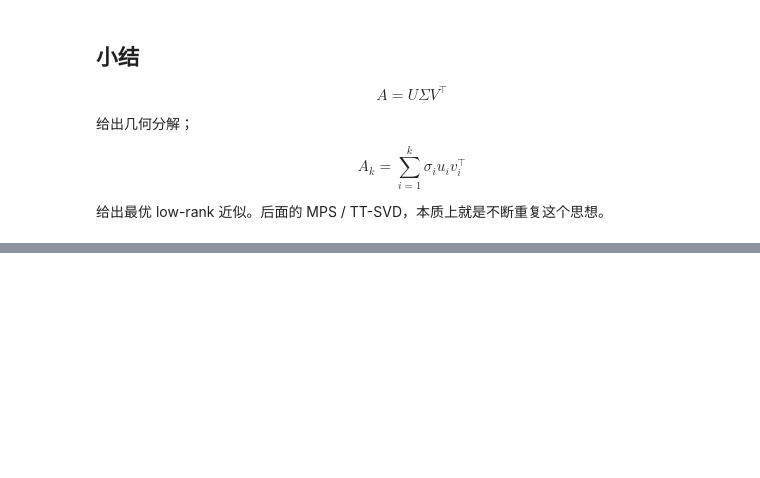
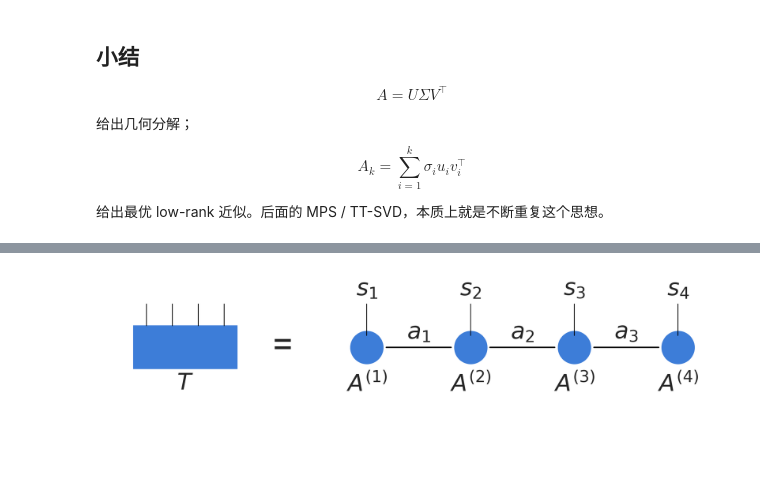
Before and after one commit to ninjaduck7/Tensor-network-basics, a Jupyter notebook: TN_introduction.ipynb, the cells around one changed output, grey strips where cells are left out. Drawn from its saved outputs; the diff is of its cells as text; code cells hidden in the pictures; blank space fills up the shorter version.

```diff
--- a/TN_introduction.ipynb
+++ b/TN_introduction.ipynb
@@ -356,0 +632,49 @@ $$
+# %%
+
+from matplotlib.patches import Rectangle
+
+fig, ax = plt.subplots(figsize=(13, 4))
+
+node_color = "#3d7dd8"
+
+# 左侧原始四阶张量节点 T（纯色长方形）
+xT, yT = 0.16, 0.52
+rect_w, rect_h = 0.16, 0.20
+rect_left = Rectangle((xT - rect_w / 2, yT - rect_h / 2), rect_w, rect_h, facecolor=node_color, edgecolor=node_color)
+
+
+# T 的四条物理腿
+for dx in [-0.06, -0.02, 0.02, 0.06]:
+    ax.plot([xT + dx, xT + dx], [yT + rect_h / 2, yT + 0.20], "k-", linewidth=1.2, zorder=100)
+ax.add_patch(rect_left)
+ax.text(xT, yT - 0.12, r"$T$", fontsize=34, ha="center", va="top")
+
+
+ax.text(0.31, 0.52, "=", fontsize=50, ha="center", va="center")
+
+# 右侧四个 TT 核（圆形单色）
+core_x = [0.44, 0.60, 0.76, 0.92]
+core_y = 0.52
+
+
+# 物理腿 s1~s4
+for i, x in enumerate(core_x, start=1):
+    ax.plot([x, x], [core_y + 0.055, core_y + 0.20], "k-", linewidth=1.2)
+    ax.text(x, core_y + 0.22, rf"$s_{i}$", fontsize=34, ha="center", va="bottom")
+    ax.text(x, core_y - 0.12, rf"$A^{{({i})}}$", fontsize=34, ha="center", va="top")
+
+# bond 连线与 a1,a2,a3（与示例统一：'k-' + linewidth=2）
+for i in range(3):
+    x1, x2 = core_x[i], core_x[i + 1]
+    ax.plot([x1 + 0.03, x2 - 0.03], [core_y, core_y], "k-", linewidth=2)
+    ax.text((x1 + x2) / 2, core_y + 0.04, rf"$a_{i+1}$", fontsize=34, ha="center")
+
+ax.scatter(core_x, [core_y] * 4, s=2300, c=node_color)
+
+ax.set_xlim(0.03, 0.99)
+ax.set_ylim(0.02, 0.86)
+ax.axis("off")
+plt.tight_layout()
+plt.show()
+# %% [output]
+[figure, added]
```
Also changed, not shown: parts of 8 cells of this notebook.
